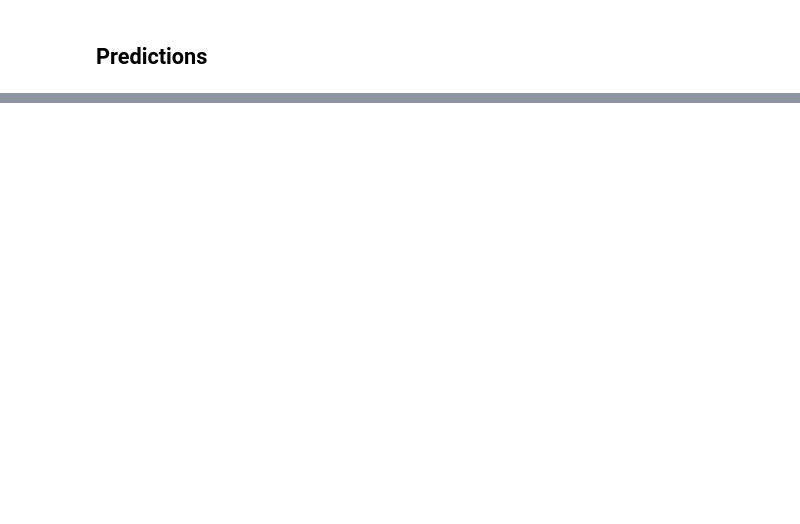
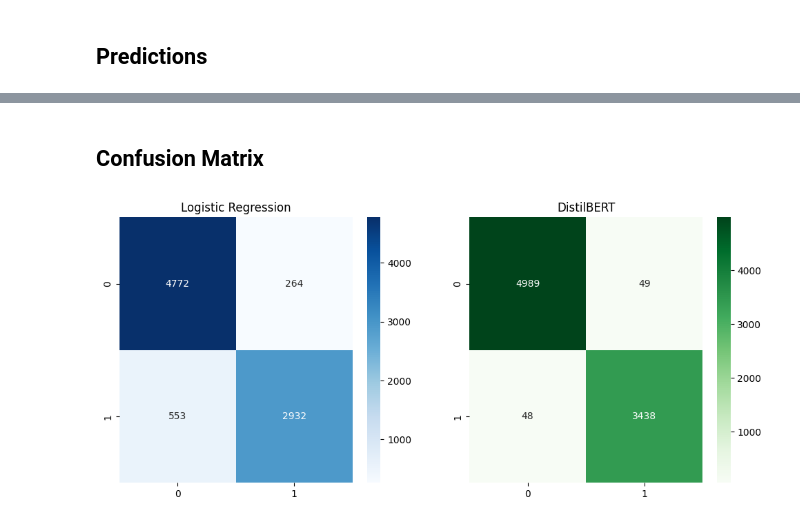
Before and after one commit to keitaVigano/tm4spam, a Jupyter notebook: notebooks/compare_classification.ipynb, the cells around one changed output, grey strips where cells are left out. Cells and saved outputs as stored; diff of their text form; code cells hidden in the pictures; blank space fills up the shorter version.

```diff
--- a/notebooks/compare_classification.ipynb
+++ b/notebooks/compare_classification.ipynb
@@ -24,7 +25,7 @@ test_texts = test_df["clean_text"].tolist()
 test_labels = test_df["label"].tolist()
 # %%
 # Load data for distilbert
-test_df_bert = pd.read_csv("../data/splits/raw/test.csv")
+test_df_bert = pd.read_csv("../data/splits/raw/test_raw.csv")
 test_df_bert.dropna(inplace=True)
 test_texts_bert = test_df_bert["text"].tolist()
 test_labels_bert = test_df_bert["label"].tolist()
@@ -80,0 +77,24 @@ with torch.no_grad():
+# %%
+# Parameters
+batch_size = 16
+
+# Tokenize everything
+test_encodings = tokenizer(test_texts_bert, truncation=True, padding=True, return_tensors="pt")
+
+# DataLoader
+test_dataset = TensorDataset(test_encodings['input_ids'], test_encodings['attention_mask'])
+test_loader = DataLoader(test_dataset, batch_size=batch_size)
+
+# Predictions
+bert_model.eval()
+all_preds = []
+
+with torch.no_grad():
+    for batch in test_loader:
+        input_ids, attention_mask = [b.to(device) for b in batch]
+        outputs = bert_model(input_ids=input_ids, attention_mask=attention_mask)
+        logits = outputs.logits
+        preds = torch.argmax(logits, dim=-1).cpu().numpy()
+        all_preds.extend(preds)
+
+bert_preds = np.array(all_preds)
@@ -80,0 +129,16 @@ with torch.no_grad():
+# %% [markdown]
+## Confusion Matrix
+# %%
+fig, axes = plt.subplots(1, 2, figsize=(12, 5))
+
+# Logistic Regression
+sns.heatmap(confusion_matrix(test_labels, logistic_preds), annot=True, fmt='d', ax=axes[0], cmap="Blues")
+axes[0].set_title("Logistic Regression")
+
+# DistilBERT
+sns.heatmap(confusion_matrix(test_labels_bert, bert_preds), annot=True, fmt='d', ax=axes[1], cmap="Greens")
+axes[1].set_title("DistilBERT")
+
+plt.show()
+# %% [output]
+[figure, added]
```
Also changed, not shown: parts of 7 cells of this notebook, 1 other file.
